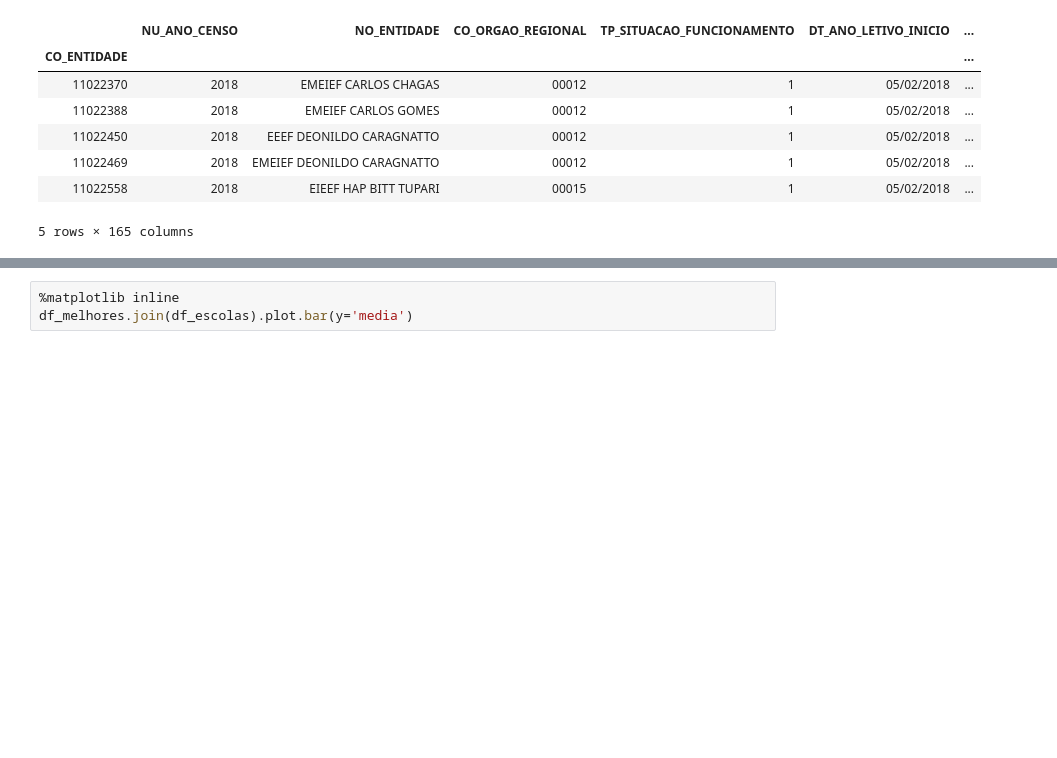
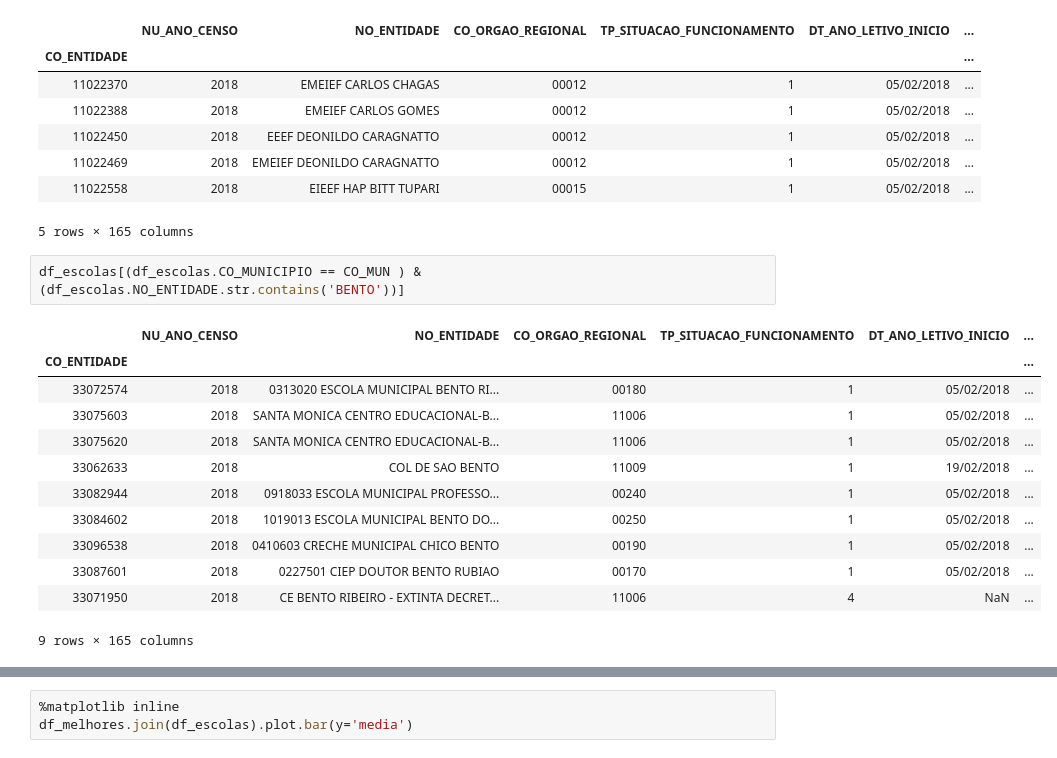
Before and after one commit to pauloneves/educacao, a Jupyter notebook: ledados.ipynb, the cells around one changed output, grey strips where cells are left out. Drawn from its saved outputs; the diff is of its cells as text; blank space fills up the shorter version.

```diff
--- a/ledados.ipynb
+++ b/ledados.ipynb
@@ -106,5 +89,20 @@ df_escolas.head()
 | 11022469 | 2018 | EMEIEF DEONILDO CARAGNATTO | 00012 | 1 | 05/02/2018 | ... |
 | 11022558 | 2018 | EIEEF HAP BITT TUPARI | 00015 | 1 | 05/02/2018 | ... |
 5 rows × 165 columns
+# %%
+df_escolas[(df_escolas.CO_MUNICIPIO == CO_MUN ) & (df_escolas.NO_ENTIDADE.str.contains('BENTO'))]
+# %% [output]
+|  | NU_ANO_CENSO | NO_ENTIDADE | CO_ORGAO_REGIONAL | TP_SITUACAO_FUNCIONAMENTO | DT_ANO_LETIVO_INICIO | ... |
+| CO_ENTIDADE |  |  |  |  |  | ... |
+| 33072574 | 2018 | 0313020 ESCOLA MUNICIPAL BENTO RI... | 00180 | 1 | 05/02/2018 | ... |
+| 33075603 | 2018 | SANTA MONICA CENTRO EDUCACIONAL-B... | 11006 | 1 | 05/02/2018 | ... |
+| 33075620 | 2018 | SANTA MONICA CENTRO EDUCACIONAL-B... | 11006 | 1 | 05/02/2018 | ... |
+| 33062633 | 2018 | COL DE SAO BENTO | 11009 | 1 | 19/02/2018 | ... |
+| 33082944 | 2018 | 0918033 ESCOLA MUNICIPAL PROFESSO... | 00240 | 1 | 05/02/2018 | ... |
+| 33084602 | 2018 | 1019013 ESCOLA MUNICIPAL BENTO DO... | 00250 | 1 | 05/02/2018 | ... |
+| 33096538 | 2018 | 0410603 CRECHE MUNICIPAL CHICO BENTO | 00190 | 1 | 05/02/2018 | ... |
+| 33087601 | 2018 | 0227501 CIEP DOUTOR BENTO RUBIAO | 00170 | 1 | 05/02/2018 | ... |
+| 33071950 | 2018 | CE BENTO RIBEIRO - EXTINTA DECRET... | 11006 | 4 | NaN | ... |
+9 rows × 165 columns
 # %%
 
```
Also changed, not shown: parts of 15 cells of this notebook, 3 other files.
